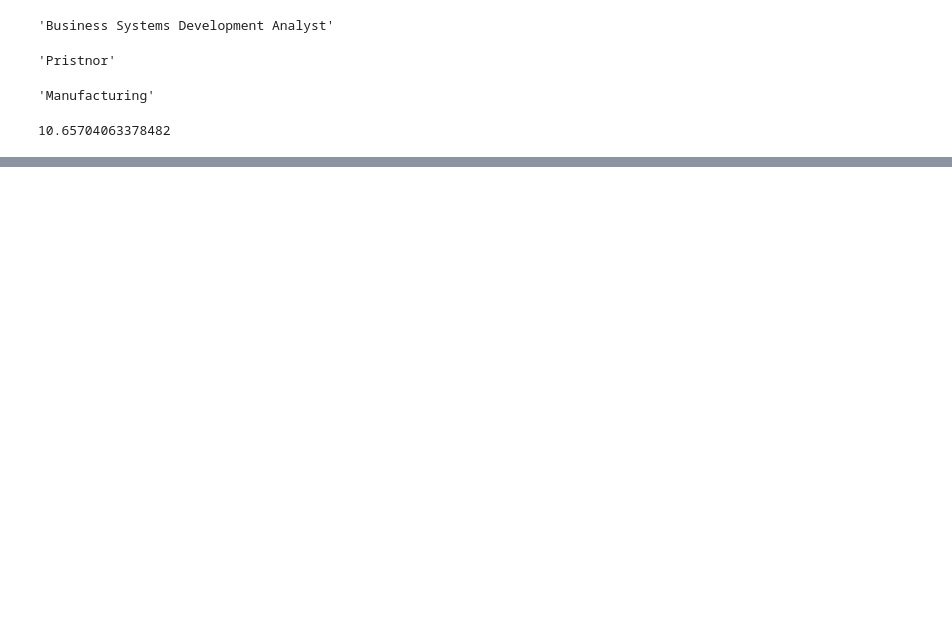
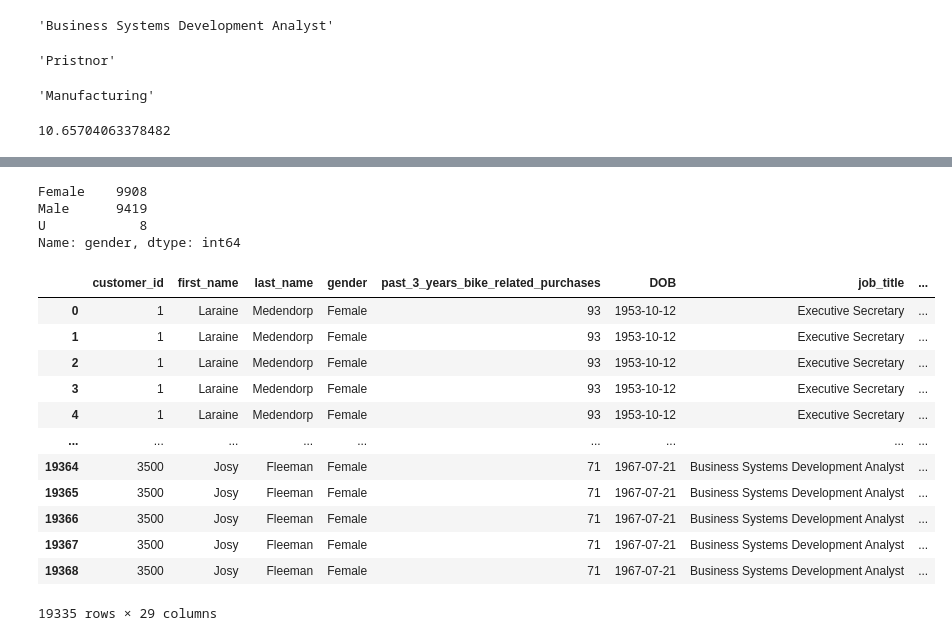
Before and after one commit to Marilyn-Rose/KPMG-Data-Analytics-and-Modelling-Project, a Jupyter notebook: KPMG for Sprocket Central Pty Ltd.ipynb, the cells around one changed output, grey strips where cells are left out. Drawn from its saved outputs; the diff is of its cells as text; code cells hidden in the pictures; blank space fills up the shorter version.

```diff
--- a/KPMG for Sprocket Central Pty Ltd.ipynb
+++ b/KPMG for Sprocket Central Pty Ltd.ipynb
@@ -418,0 +616,7 @@ There are no whitespaces in this data
+# %%
+merged_df['gender'].value_counts()
+# %% [output]
+Female    9908
+Male      9419
+U            8
+Name: gender, dtype: int64
@@ -418,0 +626,29 @@ There are no whitespaces in this data
+# %%
+
+# Converting the datatype for postcode from float to int64
+merged_df['postcode'] = merged_df['postcode'].astype('int64')
+# %%
+# Converting datatype for property_valuation to int64
+merged_df['property_valuation'] = merged_df['property_valuation'].astype('int64')
+# %%
+# Converting datatype for transaction_id and product_id to int64
+mergedf['transaction_id'] = merged_df['transaction_id'].astype('int64')
+merged_df['product_id'] = merged_df['product_id'].astype('int64')
+# %%
+merged_df['online_order'] = merged_df['online_order'].astype('int64')
+# %%
+merged_df
+# %% [output]
+|  | customer_id | first_name | last_name | gender | past_3_years_bike_related_purchases | DOB | job_title | ... |
+| 0 | 1 | Laraine | Medendorp | Female | 93 | 1953-10-12 | Executive Secretary | ... |
+| 1 | 1 | Laraine | Medendorp | Female | 93 | 1953-10-12 | Executive Secretary | ... |
+| 2 | 1 | Laraine | Medendorp | Female | 93 | 1953-10-12 | Executive Secretary | ... |
+| 3 | 1 | Laraine | Medendorp | Female | 93 | 1953-10-12 | Executive Secretary | ... |
+| 4 | 1 | Laraine | Medendorp | Female | 93 | 1953-10-12 | Executive Secretary | ... |
+| ... | ... | ... | ... | ... | ... | ... | ... | ... |
+| 19364 | 3500 | Josy | Fleeman | Female | 71 | 1967-07-21 | Business Systems Development Analyst | ... |
+| 19365 | 3500 | Josy | Fleeman | Female | 71 | 1967-07-21 | Business Systems Development Analyst | ... |
+| 19366 | 3500 | Josy | Fleeman | Female | 71 | 1967-07-21 | Business Systems Development Analyst | ... |
+| 19367 | 3500 | Josy | Fleeman | Female | 71 | 1967-07-21 | Business Systems Development Analyst | ... |
+| 19368 | 3500 | Josy | Fleeman | Female | 71 | 1967-07-21 | Business Systems Development Analyst | ... |
+19335 rows × 29 columns
```
Also changed, not shown: parts of 68 cells of this notebook.
